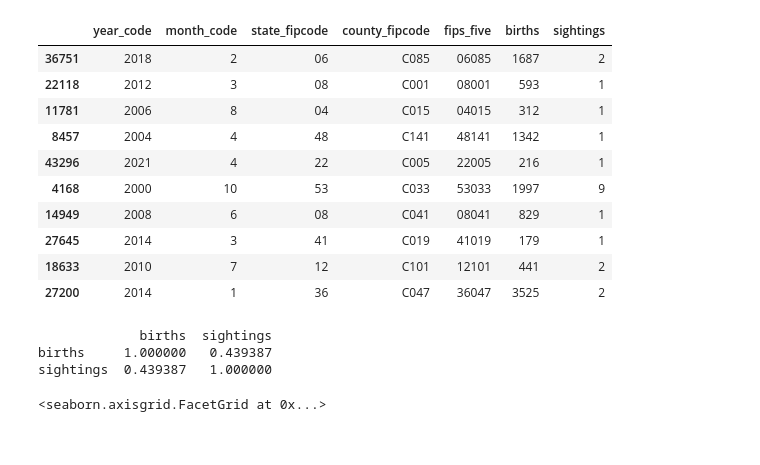
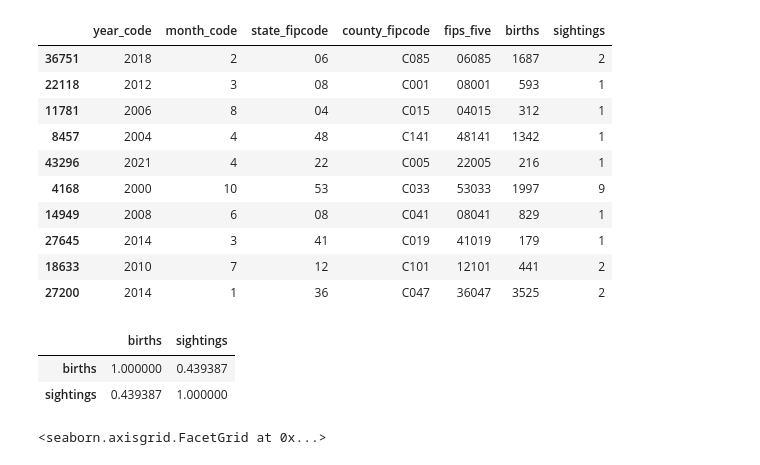
Before and after one commit to Caprikey/WGU_D497_Project_1, a Jupyter notebook: notebooks/data_analysis_main.ipynb, the cells around one changed output. Saved outputs shown, nothing was run; the diff lists cells and outputs as text; code cells hidden in the pictures.

```diff
--- a/notebooks/data_analysis_main.ipynb
+++ b/notebooks/data_analysis_main.ipynb
@@ -198,8 +198,8 @@ merged_df.sample(10)
 correlation = merged_df[['births', 'sightings']].corr()
 # %%
 # Print correclation
-print(correlation)
+correlation
 # %% [output]
-             births  sightings
-births     1.000000   0.439387
-sightings  0.439387   1.000000
+|  | births | sightings |
+| births | 1.000000 | 0.439387 |
+| sightings | 0.439387 | 1.000000 |
```
Also changed, not shown: parts of 11 cells of this notebook, 9 other files.
